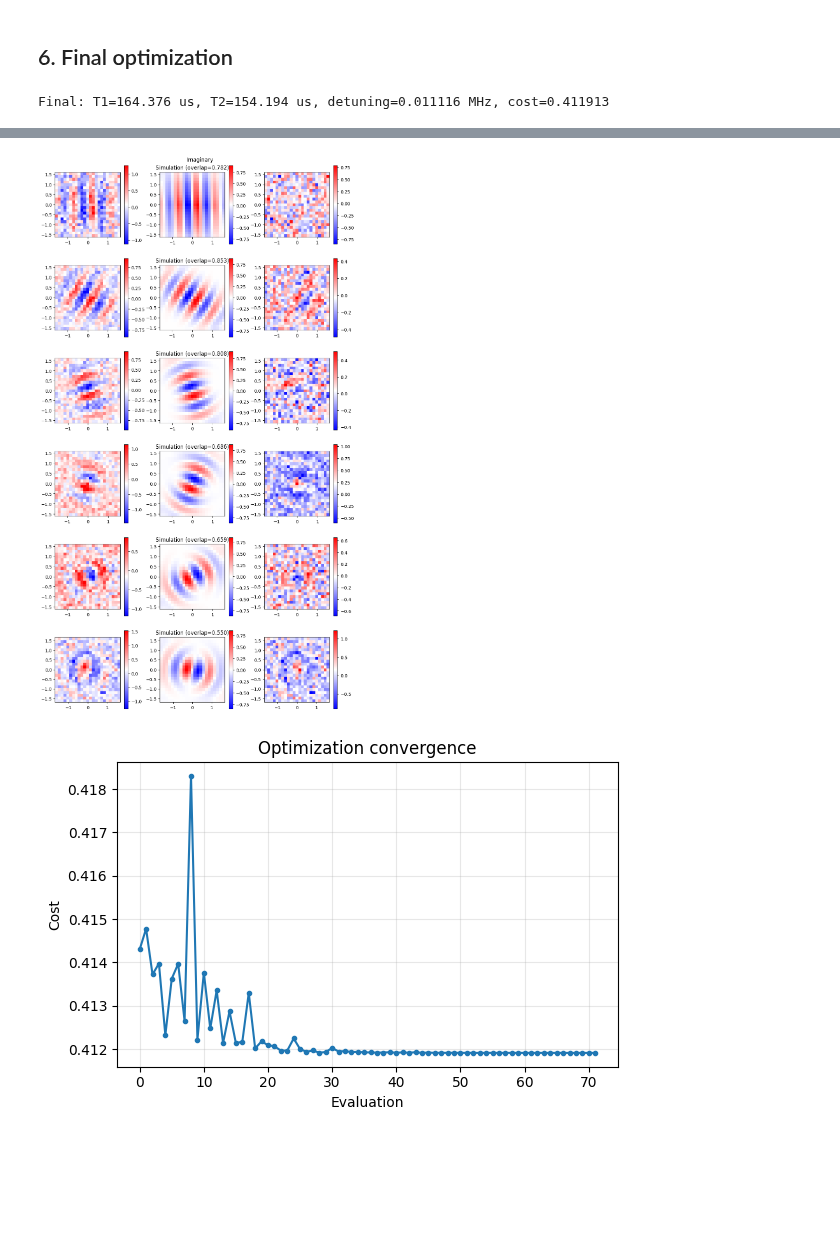
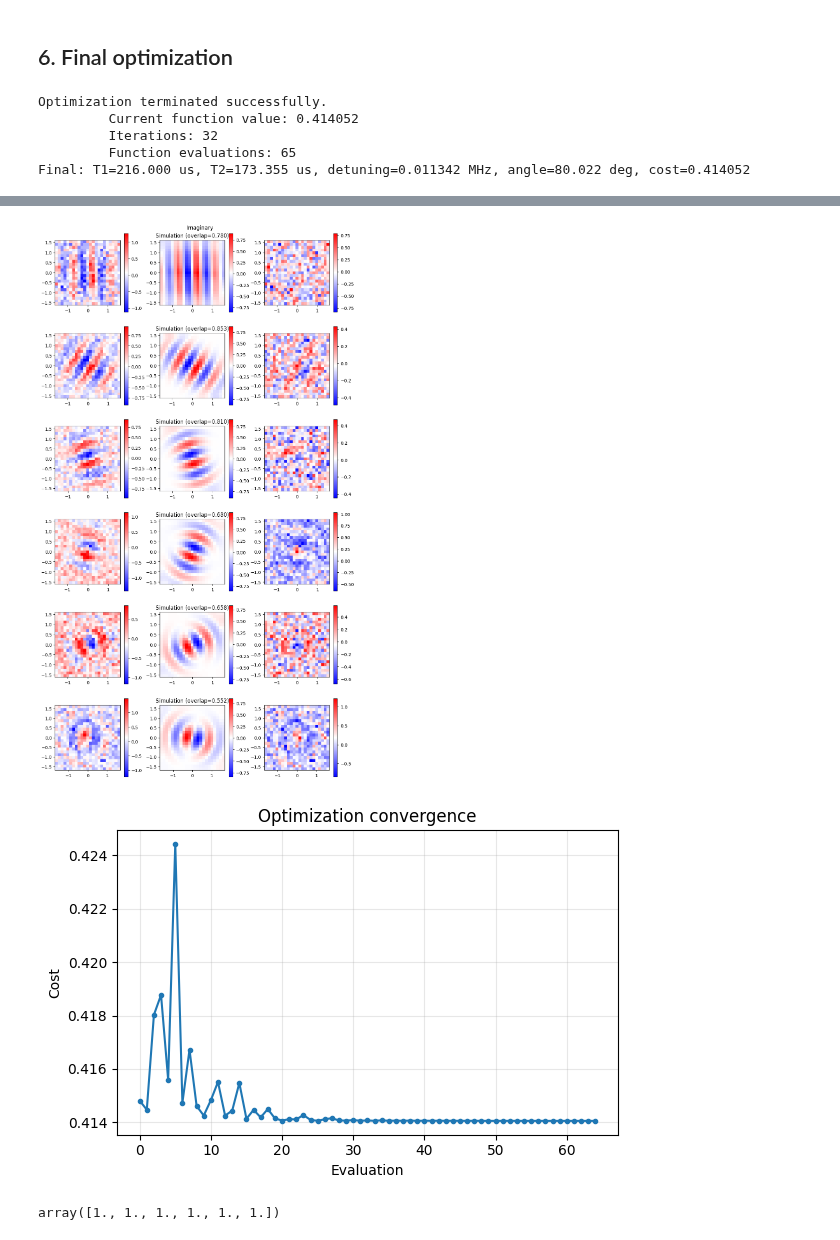
Before and after one commit to hectorcaleromas/Fitting-coherent-decay, a Jupyter notebook: Fitting_T1&T2.ipynb, the cells around one changed output, grey strips where cells are left out. Drawn from its saved outputs; the diff is of its cells as text; code cells hidden in the pictures; blank space fills up the shorter version.

```diff
--- a/Fitting_T1&T2.ipynb
+++ b/Fitting_T1&T2.ipynb
@@ -15,7 +15,7 @@ from helpers.fitting import find_best_alpha
 from helpers.optimizer import optimize_parameters
 postprocess = True
 fit_first_independent = True
-time_weight_exponent = 0.0
+time_weight_exponent = 0
 Real_part, Imag_part = True, True
 if not (Real_part or Imag_part): raise ValueError('Select at least one component.')
 
@@ -29,11 +29,11 @@ if postprocess:
     print(f'Loaded {len(decay_sweep_sorted)} processed NPZ datasets; beta_scale={beta_scale}.')
 else:
     # Original raw HDF5 loading path.
-    beta_scale, experiment_start = 2.0, '20-01-00'
+    beta_scale, experiment_start = 1.603359375, '00-00-01'#'20-01-00'
     real_dir = r'E:\\CQT\\Fast Flux\\fitting_coherent_decay\\data_1\\data_real' if Real_part else None
-    imag_dir = r'E:\\CQT\\Fast Flux\\fitting_coherent_decay\\data_1\\data_imag' if Imag_part else None
-    real_decays = np.array([4,7000,14000,21000])*4 if Real_part else None
-    imag_decays = np.array([4,7000,14000,21000])*4 if Imag_part else None
+    imag_dir = r'E:\\CQT\\Fast Flux\\fitting_coherent_decay\\data_1\\data_img' if Imag_part else None
+    real_decays = np.array([25_000, 800, 50_000, 2_000, 3_500, 0, 5_500, 8_000, 11_000, 15_000, 20_000])*4  if Real_part else None #np.array([4,7000,14000,21000])*4
+    imag_decays = np.array([20_000, 25_000, 800, 50_000, 2_000, 3_500, 0, 5_500, 8_000, 11_000, 15_000])*4    if Imag_part else None
     state_list_real, state_list_imag, x_list, y_list, decay_sweep_sorted = load_experiment(real_dir, imag_dir, real_decays, imag_decays, beta_scale, experiment_start)
 independent_first = postprocess and fit_first_independent
 weights = build_time_weights(decay_sweep_sorted, time_weight_exponent)
@@ -120,11 +120,15 @@ first-point angle=88.000 deg; prepared-state angle=82.000 deg, detuning=0.010833
 # %% [markdown]
 ## 6. Final optimization
 # %%
-fit_T1=True; fixed_T1=300_000
-fit=optimize_parameters(simulator,exp_data,decay_sweep_sorted,best_T1,best_T2,initial_detuning,initial_alpha,initial_angle_offset,lambda e,s,rotate_images=False: residue_no_rotation(e,s,mask,weights=weights),fit_T1=fit_T1,fixed_T1=fixed_T1,first_angle=(initial_angle if independent_first else None))
-print(f'Final: T1={fit["T1"]/1000:.3f} us, T2={fit["T2"]/1000:.3f} us, detuning={fit["detuning"]:.6f} MHz, cost={fit["cost"]:.6f}')
+fit_T1=False; fixed_T1=216_000
+fit=optimize_parameters(simulator,exp_data,decay_sweep_sorted,best_T1,best_T2,initial_detuning,initial_alpha,initial_angle_offset,lambda e,s,rotate_images=False: residue_no_rotation(e,s,mask,weights=weights),fit_T1=fit_T1,fixed_T1=fixed_T1,first_angle=(initial_angle if independent_first else None),component=('real' if Real_part else 'imag'),fit_angle=True,maxiter=60)
+print(f'Final: T1={fit["T1"]/1000:.3f} us, T2={fit["T2"]/1000:.3f} us, detuning={fit["detuning"]:.6f} MHz, angle={fit["angle"]:.3f} deg, cost={fit["cost"]:.6f}')
 compare_experiment_simulation(exp_data,fit['simulation'],x_list,y_list,mask,weights=weights,rotate_images=False)
 if len(fit['history']):
     plt.figure(figsize=(6,4)); plt.plot(fit['history'][:,3],'-o',ms=3); plt.xlabel('Evaluation'); plt.ylabel('Cost'); plt.title('Optimization convergence'); plt.grid(alpha=.3); plt.tight_layout(); plt.show()
 # %% [output]
-Final: T1=164.376 us, T2=154.194 us, detuning=0.011116 MHz, cost=0.411913
+Optimization terminated successfully.
+         Current function value: 0.414052
+         Iterations: 32
+         Function evaluations: 65
+Final: T1=216.000 us, T2=173.355 us, detuning=0.011342 MHz, angle=80.022 deg, cost=0.414052
@@ -132,2 +136,6 @@ Final: T1=164.376 us, T2=154.194 us, detuning=0.011116 MHz, cost=0.411913
-[figure, old version]
+[figure, new version]
-[figure, old version]
+[figure, new version]
+# %%
+weights
+# %% [output]
+array([1., 1., 1., 1., 1., 1.])
```
Also changed, not shown: parts of 4 cells of this notebook, 1 other file.
